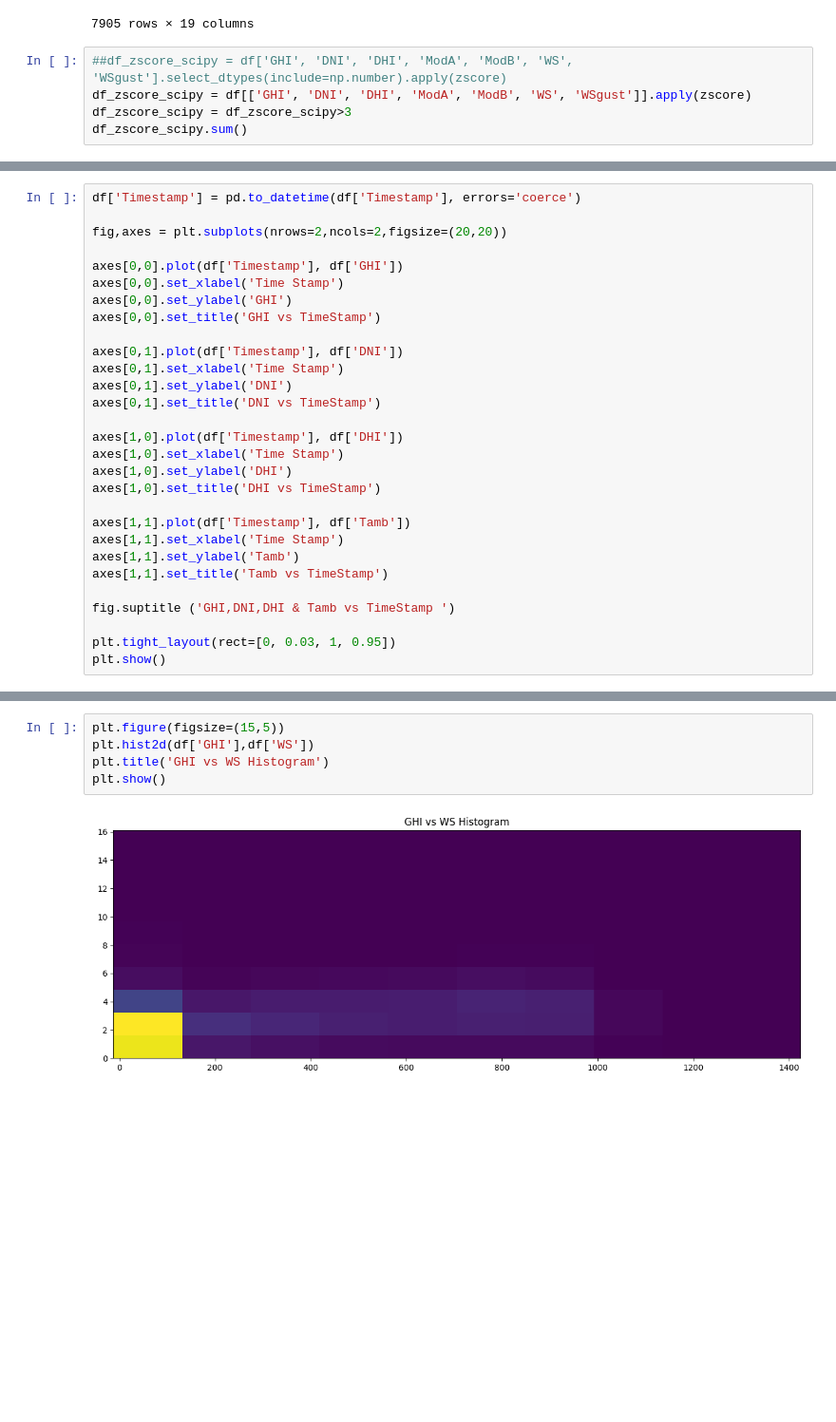
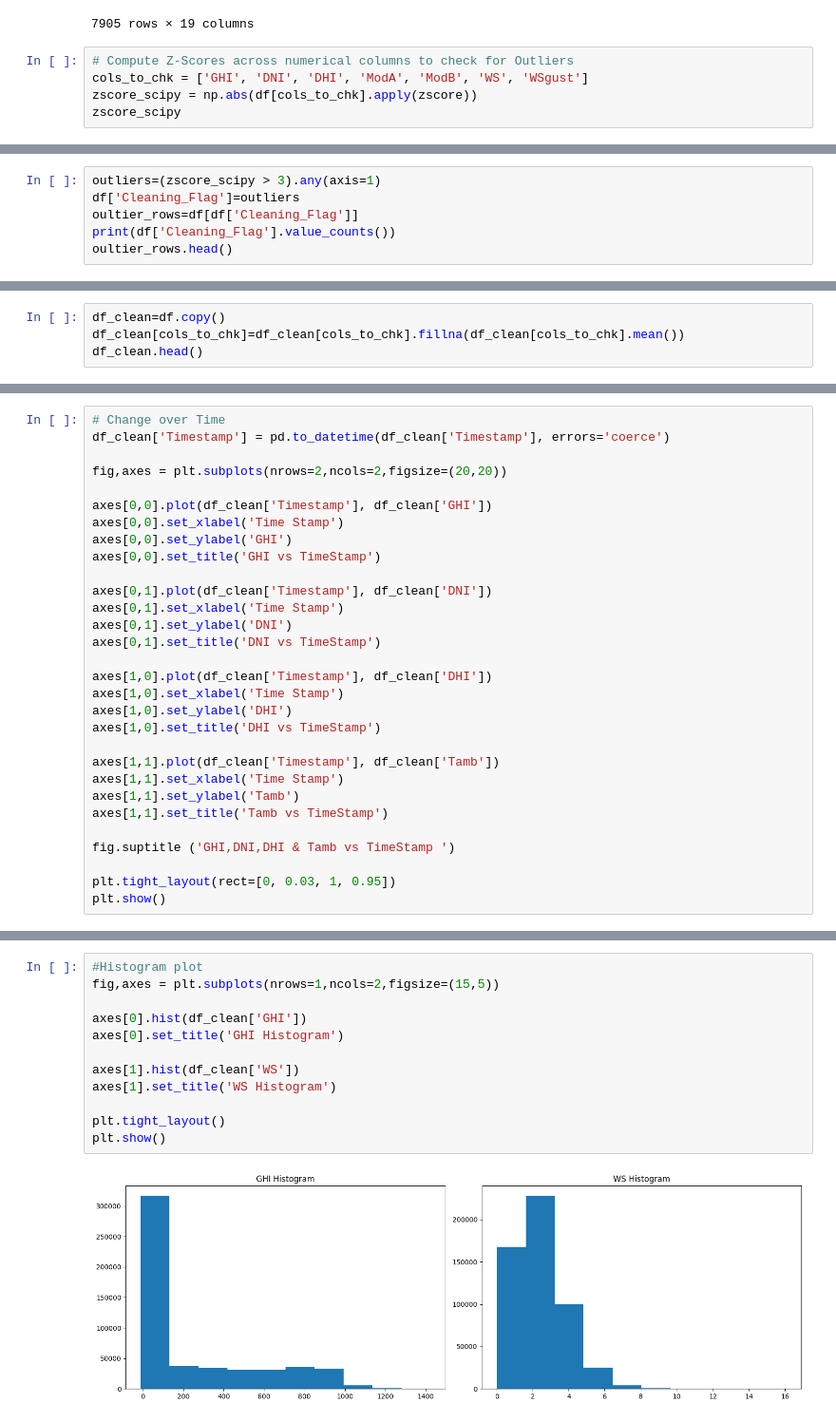
Before and after one commit to GrimVad3r/solar-challenge-week1, a Jupyter notebook: notebooks/togo_eda.ipynb, the cells around one changed output, grey strips where cells are left out. Shown at 95% size. Drawn from its saved outputs; the diff is of its cells as text; blank space fills up the shorter version.

```diff
--- a/notebooks/togo_eda.ipynb
+++ b/notebooks/togo_eda.ipynb
@@ -167,8 +155,8 @@ DHI_Outliers
 | 522056 | 2022-10-22 12:57 | 985.0 | 452.6 | 551.3 | 1030.0 | 987.0 | 34.2 | 35.6 | 2.5 | 3.1 | 0.4 | ... |
 7905 rows × 19 columns
 # %%
-##df_zscore_scipy = df['GHI', 'DNI', 'DHI', 'ModA', 'ModB', 'WS', 'WSgust'].select_dtypes(include=np.number).apply(zscore)
-df_zscore_scipy = df[['GHI', 'DNI', 'DHI', 'ModA', 'ModB', 'WS', 'WSgust']].apply(zscore)
-df_zscore_scipy = df_zscore_scipy>3
-df_zscore_scipy.sum()
+# Compute Z-Scores across numerical columns to check for Outliers
+cols_to_chk = ['GHI', 'DNI', 'DHI', 'ModA', 'ModB', 'WS', 'WSgust']
+zscore_scipy = np.abs(df[cols_to_chk].apply(zscore))
+zscore_scipy
 # %% [output]
@@ -182,0 +176,6 @@ dtype: int64
+# %%
+outliers=(zscore_scipy > 3).any(axis=1)
+df['Cleaning_Flag']=outliers
+oultier_rows=df[df['Cleaning_Flag']]
+print(df['Cleaning_Flag'].value_counts())
+oultier_rows.head()
@@ -182,0 +193,4 @@ dtype: int64
+# %%
+df_clean=df.copy()
+df_clean[cols_to_chk]=df_clean[cols_to_chk].fillna(df_clean[cols_to_chk].mean())
+df_clean.head()
@@ -183,24 +206,25 @@ dtype: int64
 # %%
-df['Timestamp'] = pd.to_datetime(df['Timestamp'], errors='coerce')
+# Change over Time
+df_clean['Timestamp'] = pd.to_datetime(df_clean['Timestamp'], errors='coerce')
 
 fig,axes = plt.subplots(nrows=2,ncols=2,figsize=(20,20))
 
-axes[0,0].plot(df['Timestamp'], df['GHI'])
+axes[0,0].plot(df_clean['Timestamp'], df_clean['GHI'])
 axes[0,0].set_xlabel('Time Stamp')
 axes[0,0].set_ylabel('GHI')
 axes[0,0].set_title('GHI vs TimeStamp')
 
-axes[0,1].plot(df['Timestamp'], df['DNI'])
+axes[0,1].plot(df_clean['Timestamp'], df_clean['DNI'])
 axes[0,1].set_xlabel('Time Stamp')
 axes[0,1].set_ylabel('DNI')
 axes[0,1].set_title('DNI vs TimeStamp')
 
-axes[1,0].plot(df['Timestamp'], df['DHI'])
+axes[1,0].plot(df_clean['Timestamp'], df_clean['DHI'])
 axes[1,0].set_xlabel('Time Stamp')
 axes[1,0].set_ylabel('DHI')
 axes[1,0].set_title('DHI vs TimeStamp')
 
-axes[1,1].plot(df['Timestamp'], df['Tamb'])
+axes[1,1].plot(df_clean['Timestamp'], df_clean['Tamb'])
 axes[1,1].set_xlabel('Time Stamp')
 axes[1,1].set_ylabel('Tamb')
 axes[1,1].set_title('Tamb vs TimeStamp')
@@ -272,10 +310,17 @@ plt.show()
 # %%
-plt.figure(figsize=(15,5))
-plt.hist2d(df['GHI'],df['WS'])
-plt.title('GHI vs WS Histogram')
+#Histogram plot
+fig,axes = plt.subplots(nrows=1,ncols=2,figsize=(15,5))
+
+axes[0].hist(df_clean['GHI'])
+axes[0].set_title('GHI Histogram')
+
+axes[1].hist(df_clean['WS'])
+axes[1].set_title('WS Histogram')
+
+plt.tight_layout()
 plt.show()
 # %% [output]
-[figure, old version]
+[figure, new version]
 # %%
 fix,axes =plt.subplots(nrows=2,ncols=3,figsize=(15,15))
 
```
Also changed, not shown: parts of 16 cells of this notebook.
